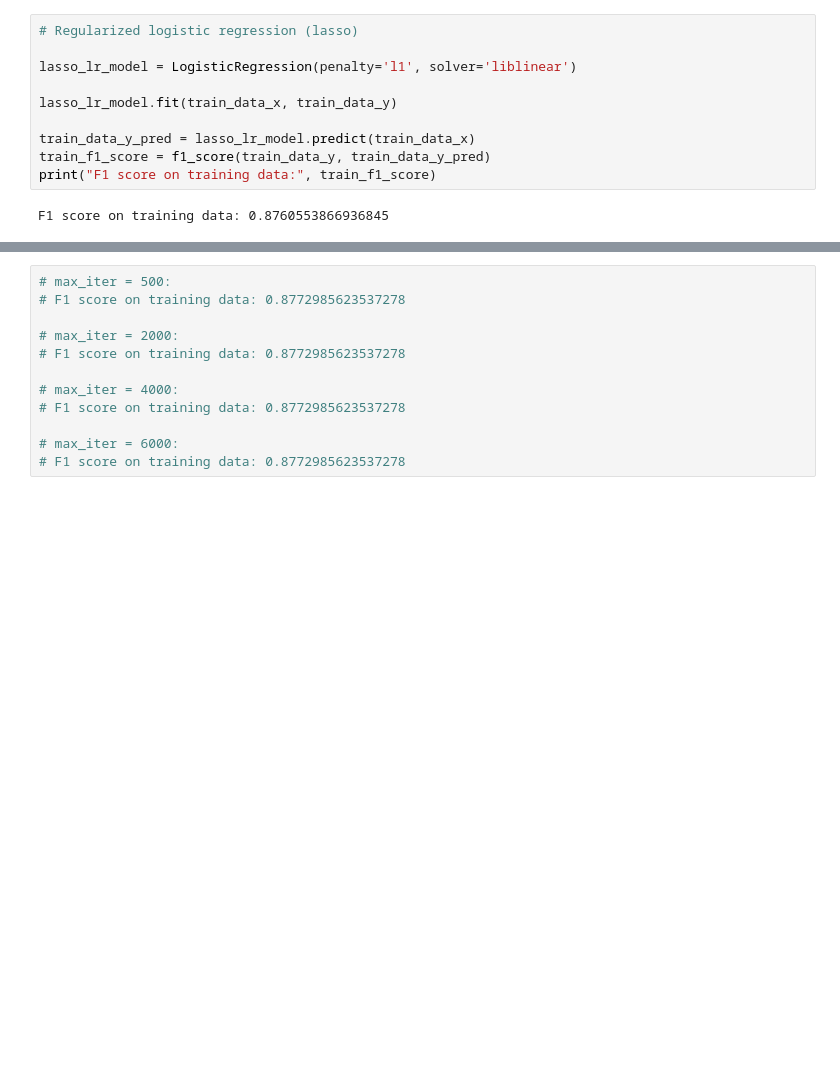
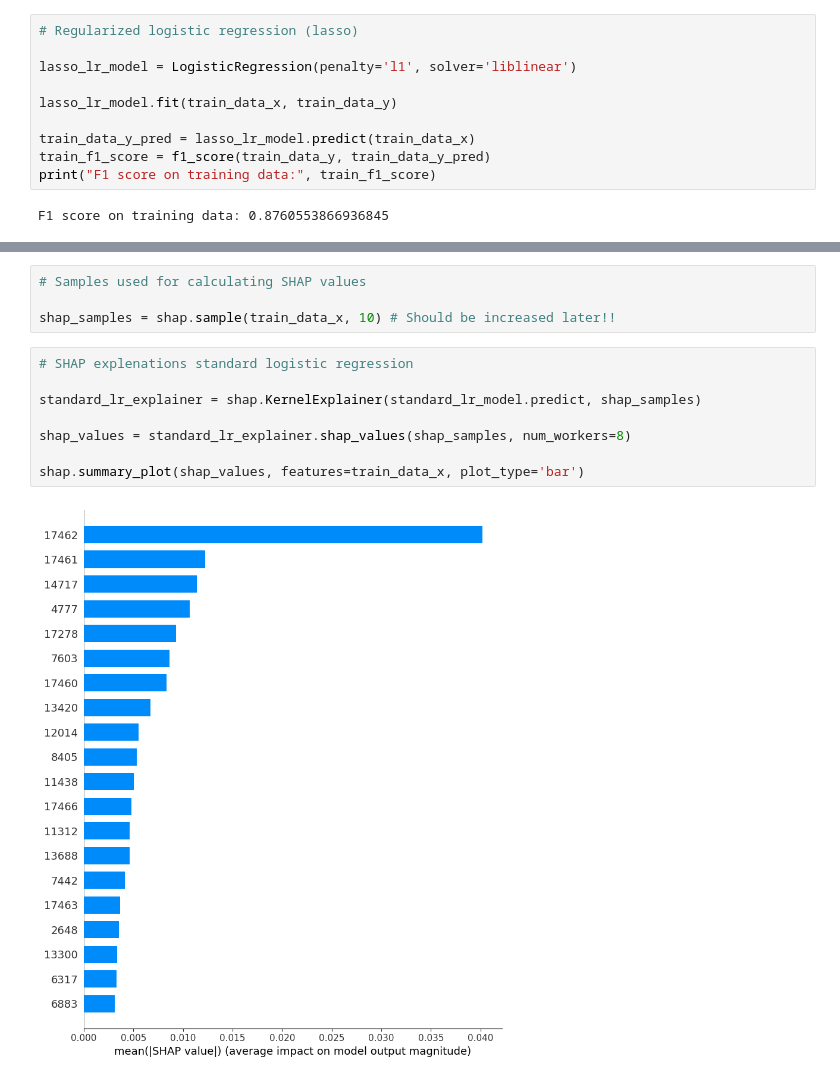
Before and after one commit to javanster/LLM-Human-Classifier, a Jupyter notebook: lr_models.ipynb, the cells around one changed output, grey strips where cells are left out. Cells and saved outputs as stored; diff of their text form; blank space fills up the shorter version.

Commit message:
Begin work on shap value calculations for lr models

```diff
--- a/lr_models.ipynb
+++ b/lr_models.ipynb
@@ -58,15 +71,17 @@ train_f1_score = f1_score(train_data_y, train_data_y_pred)
 print("F1 score on training data:", train_f1_score)
 # %% [output]
 F1 score on training data: 0.8772985623537278
-# %%
-# max_iter = 500:
-# F1 score on training data: 0.8772985623537278
-
-# max_iter = 2000:
-# F1 score on training data: 0.8772985623537278
-
-# max_iter = 4000:
-# F1 score on training data: 0.8772985623537278
-
-# max_iter = 6000:
-# F1 score on training data: 0.8772985623537278
+# %%
+# Samples used for calculating SHAP values
+
+shap_samples = shap.sample(train_data_x, 10) # Should be increased later!!
+# %%
+# SHAP explenations standard logistic regression
+
+standard_lr_explainer = shap.KernelExplainer(standard_lr_model.predict, shap_samples)
+
+shap_values = standard_lr_explainer.shap_values(shap_samples, num_workers=8)
+
+shap.summary_plot(shap_values, features=train_data_x, plot_type='bar')
+# %% [output]
+[figure, added]
```
Also changed, not shown: parts of 5 cells of this notebook.
